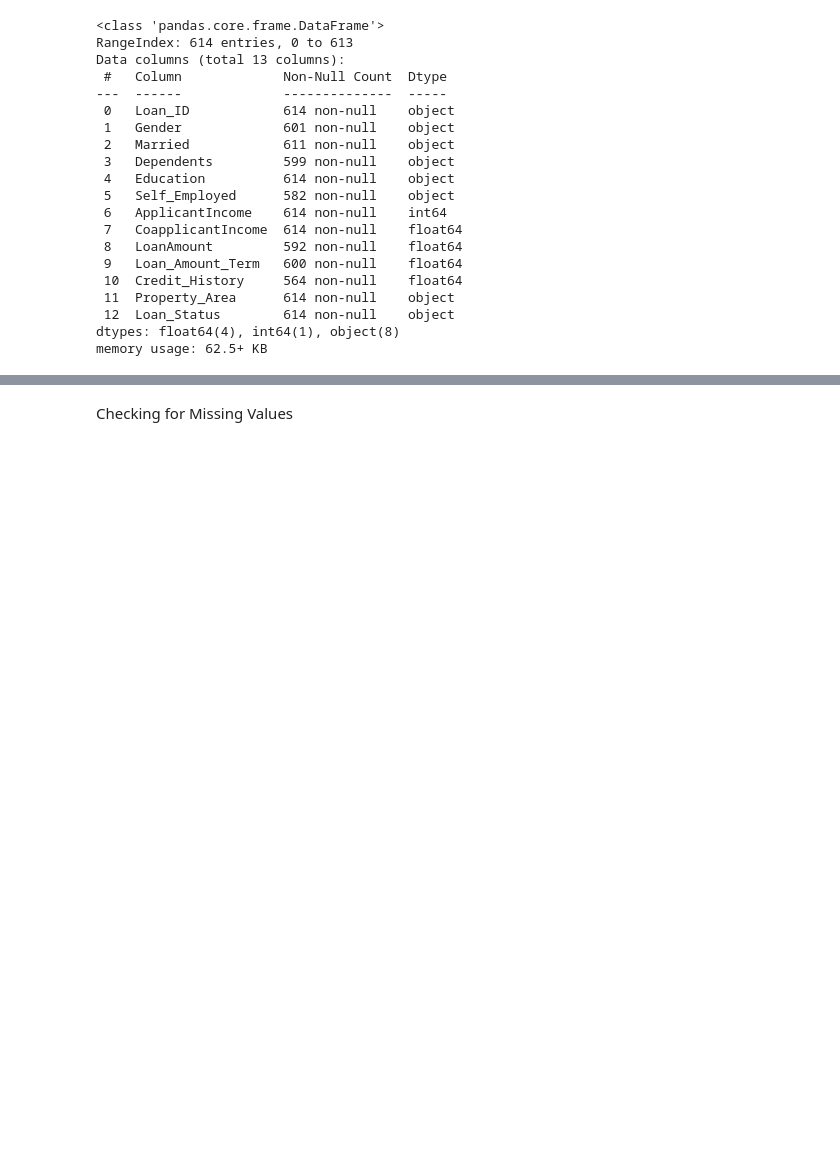
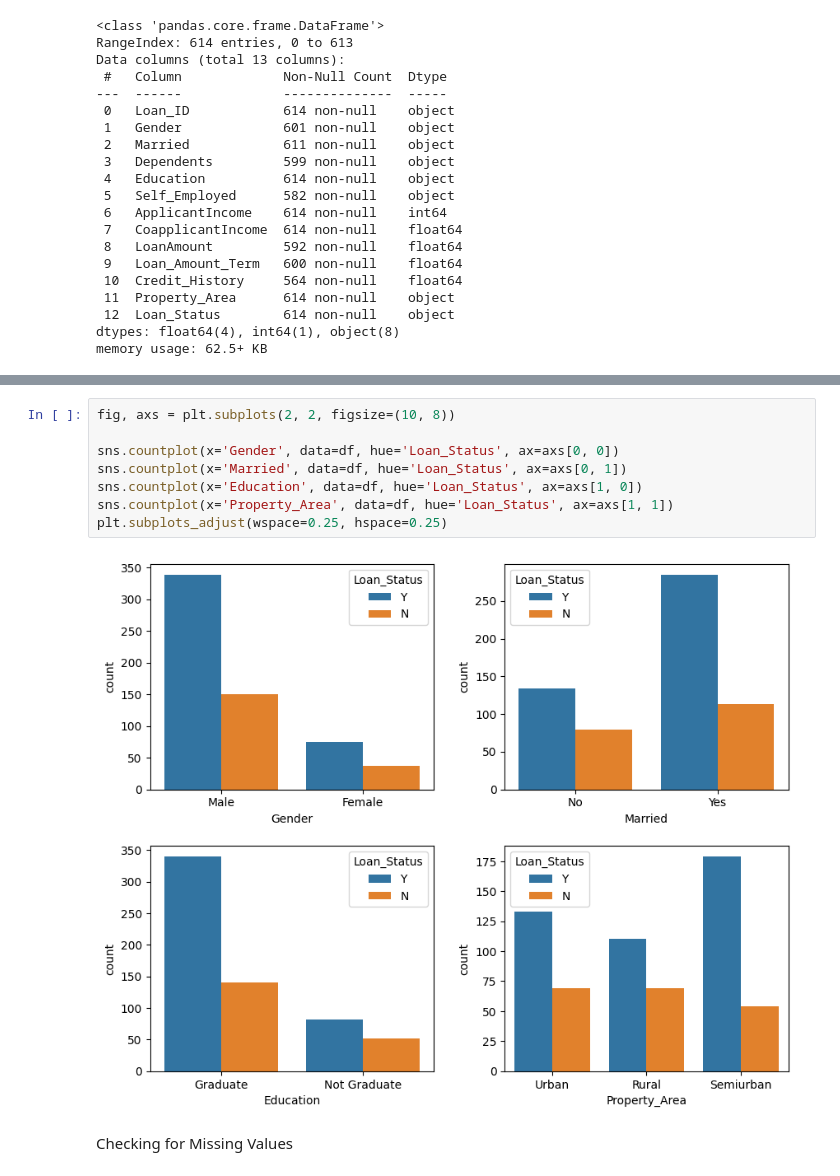
Before and after one commit to itsNileshHere/Loan-Approval-Prediction, a Jupyter notebook: Loan Approval Prediction.ipynb, the cells around one changed output, grey strips where cells are left out. Saved outputs shown, nothing was run; the diff lists cells and outputs as text; blank space fills up the shorter version.

```diff
--- a/Loan Approval Prediction.ipynb
+++ b/Loan Approval Prediction.ipynb
@@ -67,6 +67,16 @@ df.head()
 | 2 | LP001005 | Male | Yes | 0 | Graduate | Yes | 3000 | 0.0 | ... |
 | 3 | LP001006 | Male | Yes | 0 | Not Graduate | No | 2583 | 2358.0 | ... |
 | 4 | LP001008 | Male | No | 0 | Graduate | No | 6000 | 0.0 | ... |
+# %%
+fig, axs = plt.subplots(2, 2, figsize=(10, 8))
+
+sns.countplot(x='Gender', data=df, hue='Loan_Status', ax=axs[0, 0])
+sns.countplot(x='Married', data=df, hue='Loan_Status', ax=axs[0, 1])
+sns.countplot(x='Education', data=df, hue='Loan_Status', ax=axs[1, 0])
+sns.countplot(x='Property_Area', data=df, hue='Loan_Status', ax=axs[1, 1])
+plt.subplots_adjust(wspace=0.25, hspace=0.25)
+# %% [output]
+[figure, added]
 # %% [markdown]
 Checking for Missing Values
 # %%
```
Also changed, not shown: parts of 22 cells of this notebook.
